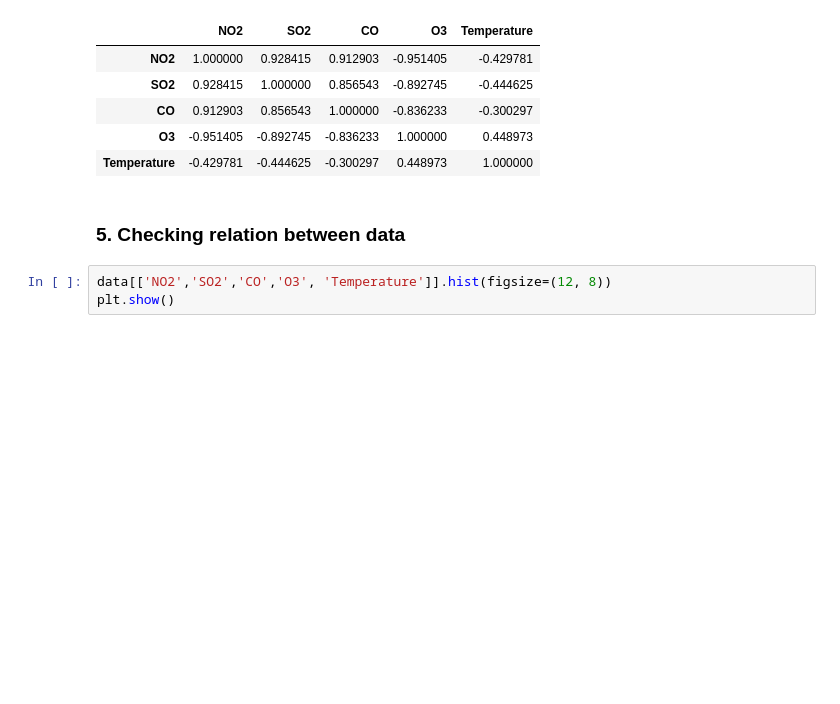
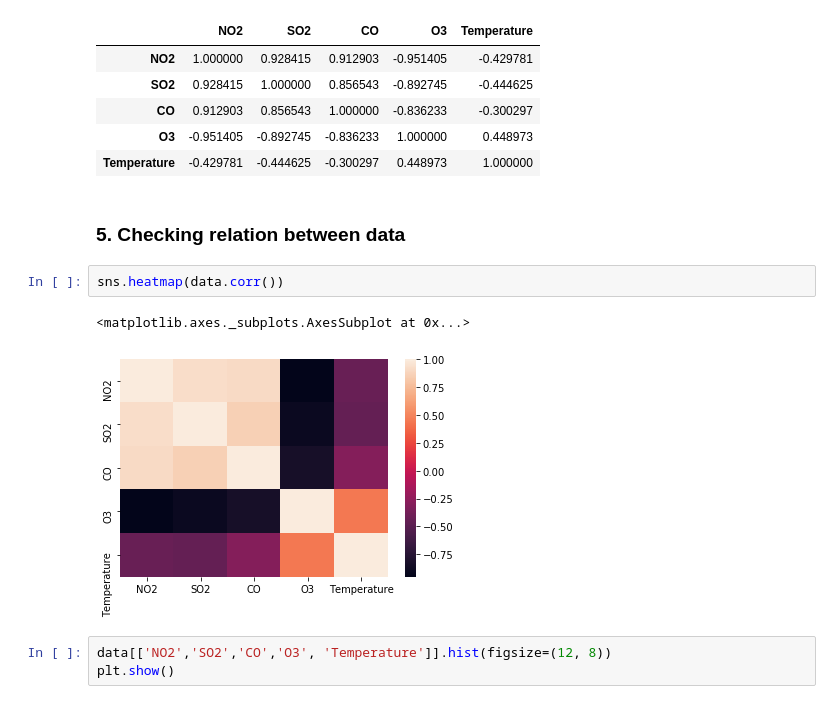
Before and after one commit to mehertech55/Climate-Change-Analysis, a Jupyter notebook: final_presentation - phoenixData.ipynb, the cells around one changed output. Drawn from its saved outputs; the diff is of its cells as text; blank space fills up the shorter version.

```diff
--- a/final_presentation - phoenixData.ipynb
+++ b/final_presentation - phoenixData.ipynb
@@ -99,6 +100,11 @@ data.corr()
 | Temperature | -0.429781 | -0.444625 | -0.300297 | 0.448973 | 1.000000 |
 # %% [markdown]
 <h3>5. Checking relation between data</h3>
+# %%
+sns.heatmap(data.corr())
+# %% [output]
+<matplotlib.axes._subplots.AxesSubplot at 0x...>
+[figure, added]
 # %%
 data[['NO2','SO2','CO','O3', 'Temperature']].hist(figsize=(12, 8))
 plt.show()
```
Also changed, not shown: parts of 2 cells of this notebook, 3 other files.
